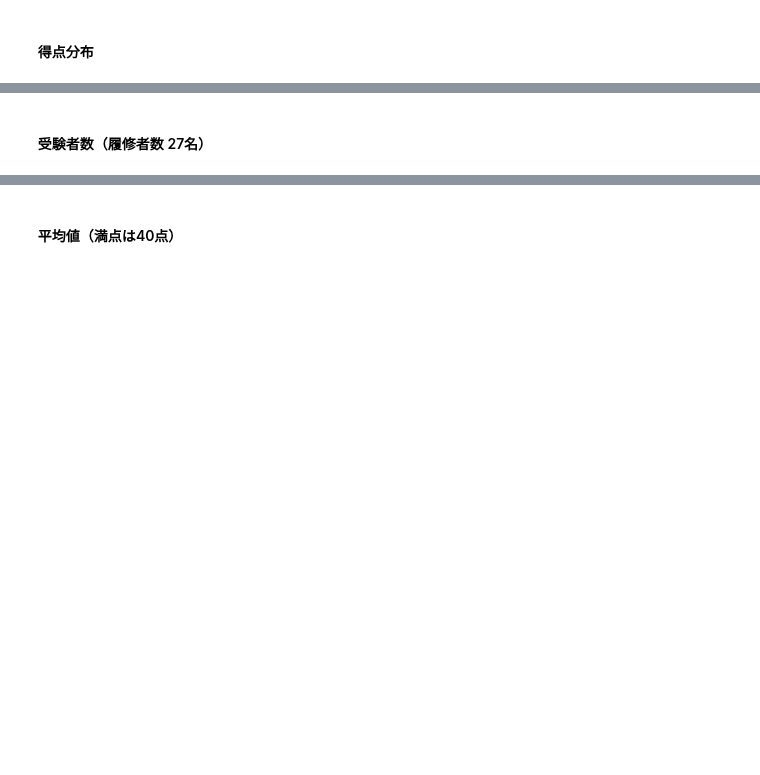
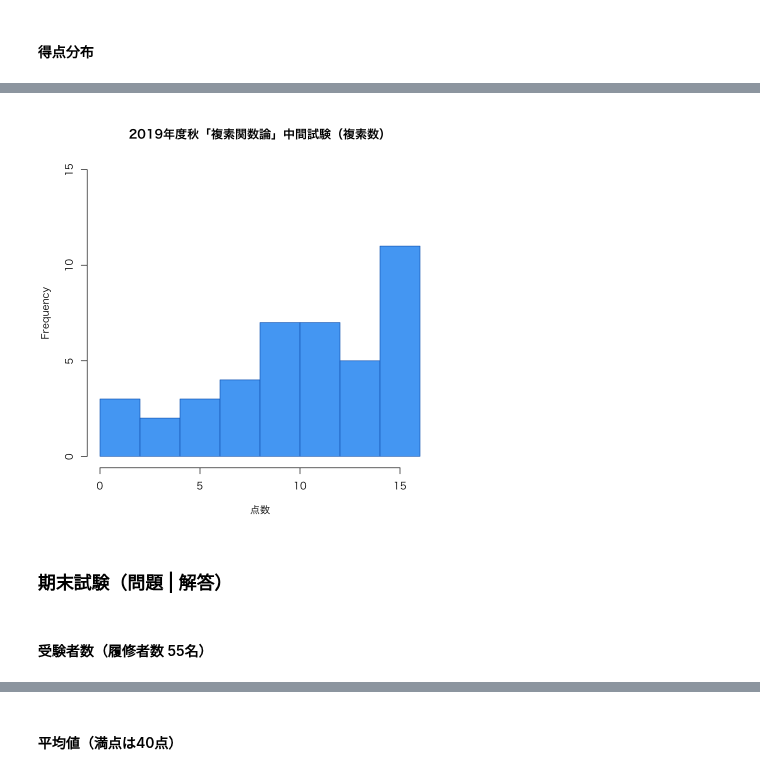
Before and after one commit to shiroyasu/shiroyasu.github.io, a Jupyter notebook: teaching/2019f/ca-examr.ipynb, the cells around one changed output, grey strips where cells are left out. Cells and saved outputs as stored; diff of their text form; code cells hidden in the pictures; blank space fills up the shorter version.

```diff
--- a/teaching/2019f/ca-examr.ipynb
+++ b/teaching/2019f/ca-examr.ipynb
@@ -42,0 +79,6 @@ edt <- c(12,12,14,16,22,26,26,32,32,32,32,32,32,40,40,40)
+# %%
+hist(mdt3cpxn, main="2019年度秋「複素関数論」中間試験（複素数）", xlab="点数", breaks=seq(0,16,2), ylim=c(0,15), col="#53A9F5", border = "#0F6AC0")
+# %% [output]
+[figure, added]
+# %% [markdown]
+### 期末試験（問題 | 解答） ###
@@ -43,5 +87,5 @@ edt <- c(12,12,14,16,22,26,26,32,32,32,32,32,32,40,40,40)
 # %% [markdown]
-#### 受験者数（履修者数 27名） ####
+#### 受験者数（履修者数 55名） ####
 # %%
 length(edt)
 # %% [output]
```
Also changed, not shown: parts of 33 cells of this notebook, 1 other file.
